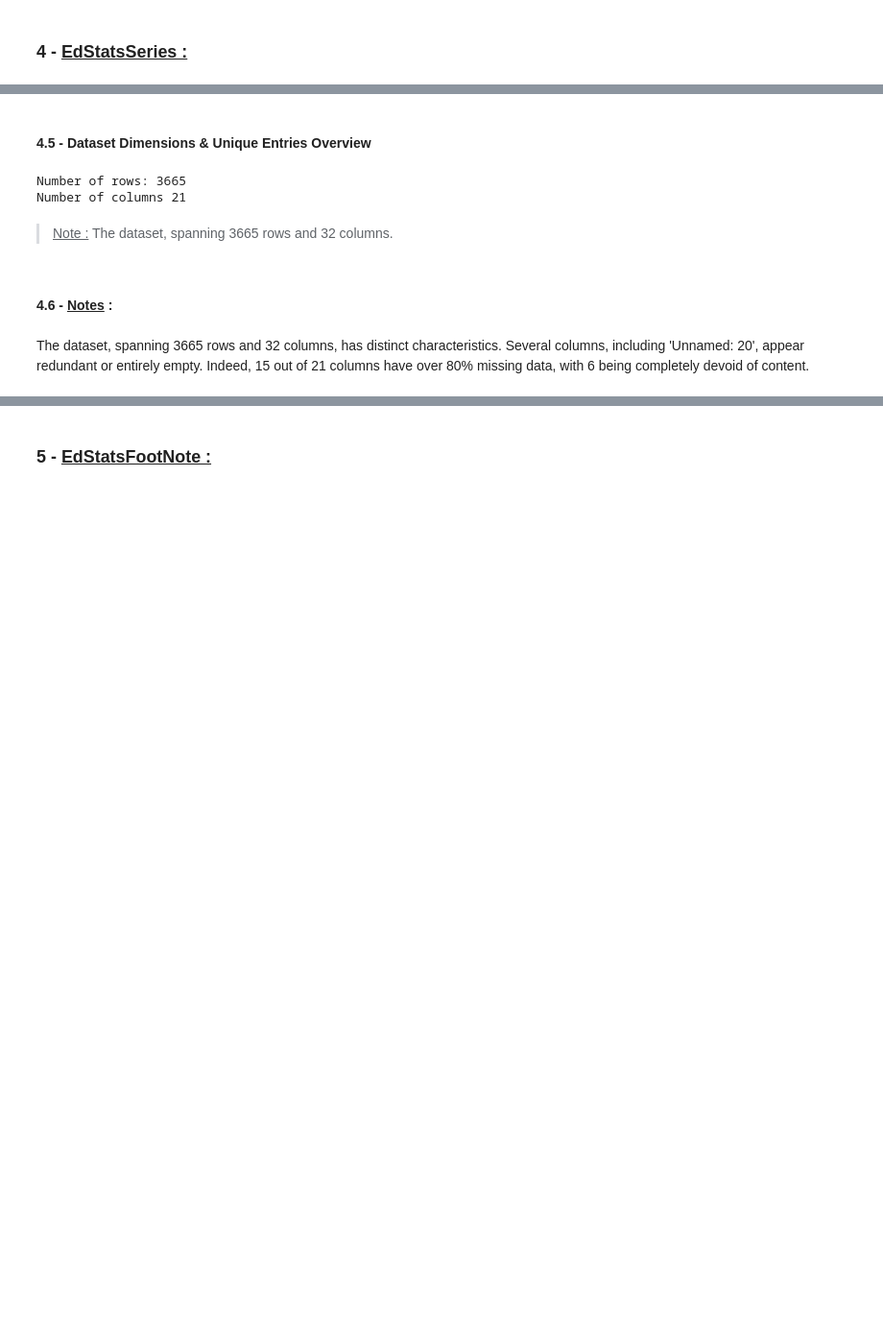
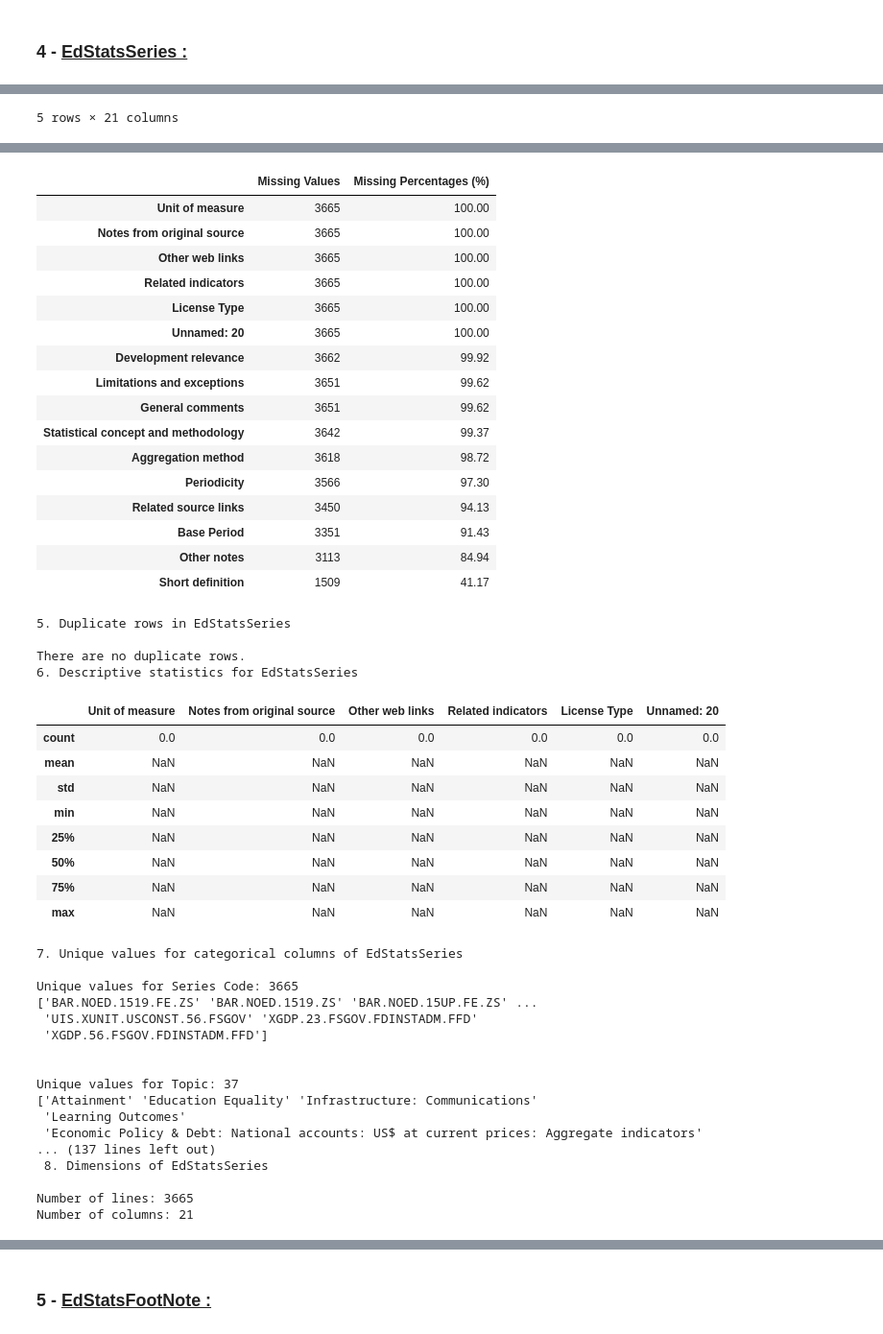
Before and after one commit to MasterCodeDevelop/academy, a Jupyter notebook: notebook.ipynb, the cells around one changed output, grey strips where cells are left out. Shown at 96% size. Saved outputs shown, nothing was run; the diff lists cells and outputs as text; code cells hidden in the pictures; blank space fills up the shorter version.

```diff
--- a/netebook.ipynb
+++ b/notebook.ipynb
@@ -816,14 +514,4 @@ There are no duplicate rows.
-# %% [markdown]
-#### 4.5 - Dataset Dimensions & Unique Entries Overview
-# %%
-print(f"Number of rows: {SERIES.shape[0]}")
-print(f"Number of columns {SERIES.shape[1]}")
-# %% [output]
-Number of rows: 3665
-Number of columns 21
-# %% [markdown]
-> <u>Note :</u> The dataset, spanning 3665 rows and 32 columns.
-# %% [markdown]
-#### 4.6 - <u>Notes</u> :
-# %% [markdown]
-The dataset, spanning 3665 rows and 32 columns, has distinct characteristics. Several columns, including 'Unnamed: 20', appear redundant or entirely empty. Indeed, 15 out of 21 columns have over 80% missing data, with 6 being completely devoid of content.
+# %%
+# Exploring EdStatsSeries
+explore_df(SERIES, "EdStatsSeries")
+# %% [output]
@@ -829,0 +536 @@ The dataset, spanning 3665 rows and 32 columns, has distinct characteristics. Se
+5 rows × 21 columns
@@ -829,0 +554,47 @@ The dataset, spanning 3665 rows and 32 columns, has distinct characteristics. Se
+|  | Missing Values | Missing Percentages (%) |
+| Unit of measure | 3665 | 100.00 |
+| Notes from original source | 3665 | 100.00 |
+| Other web links | 3665 | 100.00 |
+| Related indicators | 3665 | 100.00 |
+| License Type | 3665 | 100.00 |
+| Unnamed: 20 | 3665 | 100.00 |
+| Development relevance | 3662 | 99.92 |
+| Limitations and exceptions | 3651 | 99.62 |
+| General comments | 3651 | 99.62 |
+| Statistical concept and methodology | 3642 | 99.37 |
+| Aggregation method | 3618 | 98.72 |
+| Periodicity | 3566 | 97.30 |
+| Related source links | 3450 | 94.13 |
+| Base Period | 3351 | 91.43 |
+| Other notes | 3113 | 84.94 |
+| Short definition | 1509 | 41.17 |
+5. Duplicate rows in EdStatsSeries
+
+There are no duplicate rows.
+6. Descriptive statistics for EdStatsSeries
+|  | Unit of measure | Notes from original source | Other web links | Related indicators | License Type | Unnamed: 20 |
+| count | 0.0 | 0.0 | 0.0 | 0.0 | 0.0 | 0.0 |
+| mean | NaN | NaN | NaN | NaN | NaN | NaN |
+| std | NaN | NaN | NaN | NaN | NaN | NaN |
+| min | NaN | NaN | NaN | NaN | NaN | NaN |
+| 25% | NaN | NaN | NaN | NaN | NaN | NaN |
+| 50% | NaN | NaN | NaN | NaN | NaN | NaN |
+| 75% | NaN | NaN | NaN | NaN | NaN | NaN |
+| max | NaN | NaN | NaN | NaN | NaN | NaN |
+7. Unique values for categorical columns of EdStatsSeries
+
+Unique values for Series Code: 3665
+['BAR.NOED.1519.FE.ZS' 'BAR.NOED.1519.ZS' 'BAR.NOED.15UP.FE.ZS' ...
+ 'UIS.XUNIT.USCONST.56.FSGOV' 'XGDP.23.FSGOV.FDINSTADM.FFD'
+ 'XGDP.56.FSGOV.FDINSTADM.FFD']
+
+
+Unique values for Topic: 37
+['Attainment' 'Education Equality' 'Infrastructure: Communications'
+ 'Learning Outcomes'
+ 'Economic Policy & Debt: National accounts: US$ at current prices: Aggregate indicators'
+... (137 lines left out)
+ 8. Dimensions of EdStatsSeries
+
+Number of lines: 3665
+Number of columns: 21
```
Also changed, not shown: parts of 136 cells of this notebook.
